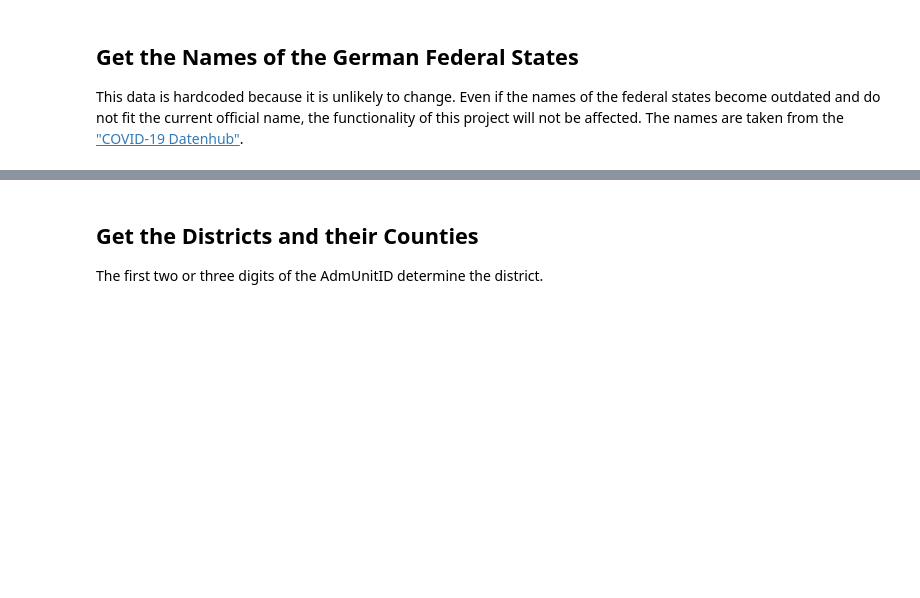
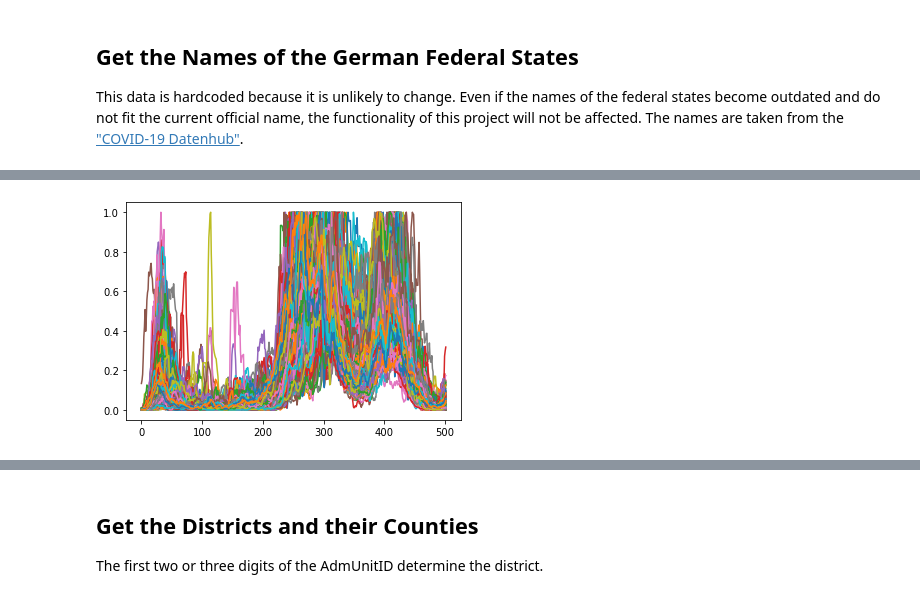
Before and after one commit to leanderbuerkin/Bachelorarbeit, a Jupyter notebook: programms/collect_data/get_data.ipynb, the cells around one changed output, grey strips where cells are left out. Drawn from its saved outputs; the diff is of its cells as text; code cells hidden in the pictures; blank space fills up the shorter version.

```diff
--- a/programms/collect_data/get_data.ipynb
+++ b/programms/collect_data/get_data.ipynb
@@ -23,9 +24,9 @@ If one data source seems to provide faulty data or the necessary files do not ex
 # or calls get_geographical_data_of_german_counties.ipynb to produce that data (False)
 counties_geography_use_polished_data = True
 
-covid19_use_api = False    # pulls current COVID-19 case numbers from the API
+covid19_use_api = True    # pulls current COVID-19 case numbers from the API
 covid19_use_api_backup = False    # polishes backup of old API pull
-covid19_use_polished_data = True    # takes old, already polished data
+covid19_use_polished_data = False    # takes old, already polished data
 # %% [markdown]
 ### Check the Controls
 Check if the necessary files to run the choices made by the controls above exist. Otherwise the data must be taken from somewhere else.<br/>
@@ -318,0 +280,33 @@ if not(covid19_use_polished_data):
+# %%
+if not(covid19_use_polished_data):
+    non_county_specific_data['highest_case_number'] = 0
+    non_county_specific_data['lowest_case_number'] = 100000000000000
+    non_county_specific_data['highest_incidence'] = 0
+    non_county_specific_data['lowest_incidence'] = 100000000000000
+    for AdmUnitID in covid19.keys():
+        covid19[AdmUnitID]['incidences'] = list()
+        for timestamp in range(len(covid19[AdmUnitID]['cases'])):
+            cases_7_days_prior = 0
+            cases_on_day = covid19[AdmUnitID]['cases'][timestamp]
+            if timestamp >= 7:
+                cases_7_days_prior = covid19[AdmUnitID]['cases'][timestamp - 7]
+            incidence = (((cases_on_day - cases_7_days_prior) * 100000) /
+                         counties_geography[AdmUnitID]['population'])
+            covid19[AdmUnitID]['incidences'].append(incidence)
+            if non_county_specific_data['highest_case_number'] < cases_on_day:
+                non_county_specific_data['highest_case_number'] = cases_on_day
+            if non_county_specific_data['lowest_case_number'] > cases_on_day:
+                non_county_specific_data['lowest_case_number'] = cases_on_day
+            if non_county_specific_data['highest_incidence'] < incidence:
+                non_county_specific_data['highest_incidence'] = incidence
+            if non_county_specific_data['lowest_incidence'] > incidence:
+                non_county_specific_data['lowest_incidence'] = incidence
+    for county in covid19.values():
+        county['scaled_incidences'] = list()
+        for incidence in county['incidences']:
+            county['scaled_incidences'].append((incidence - min(county['incidences']))
+                /(max(county['incidences']) - min(county['incidences'])))
+        plt.plot(county['scaled_incidences'])
+    plt.show()
+# %% [output]
+[figure, added]
```
Also changed, not shown: parts of 15 cells of this notebook, 5 other files.
